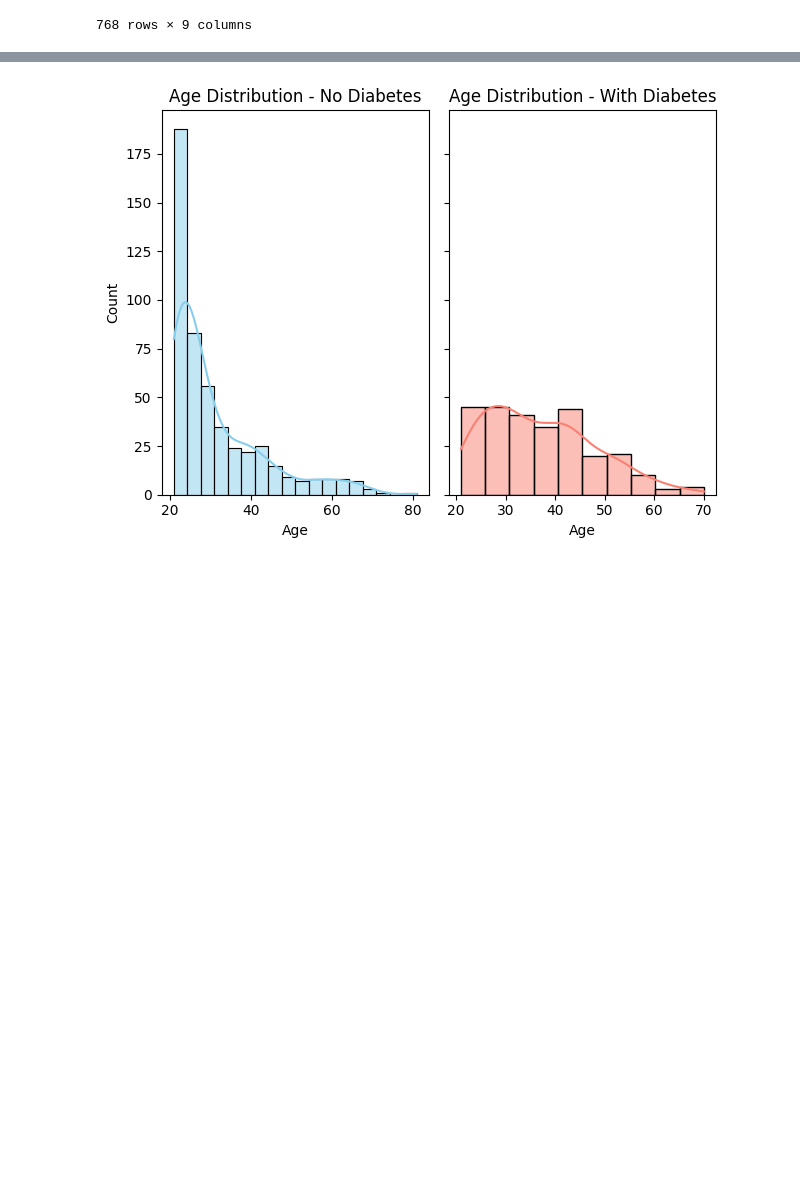
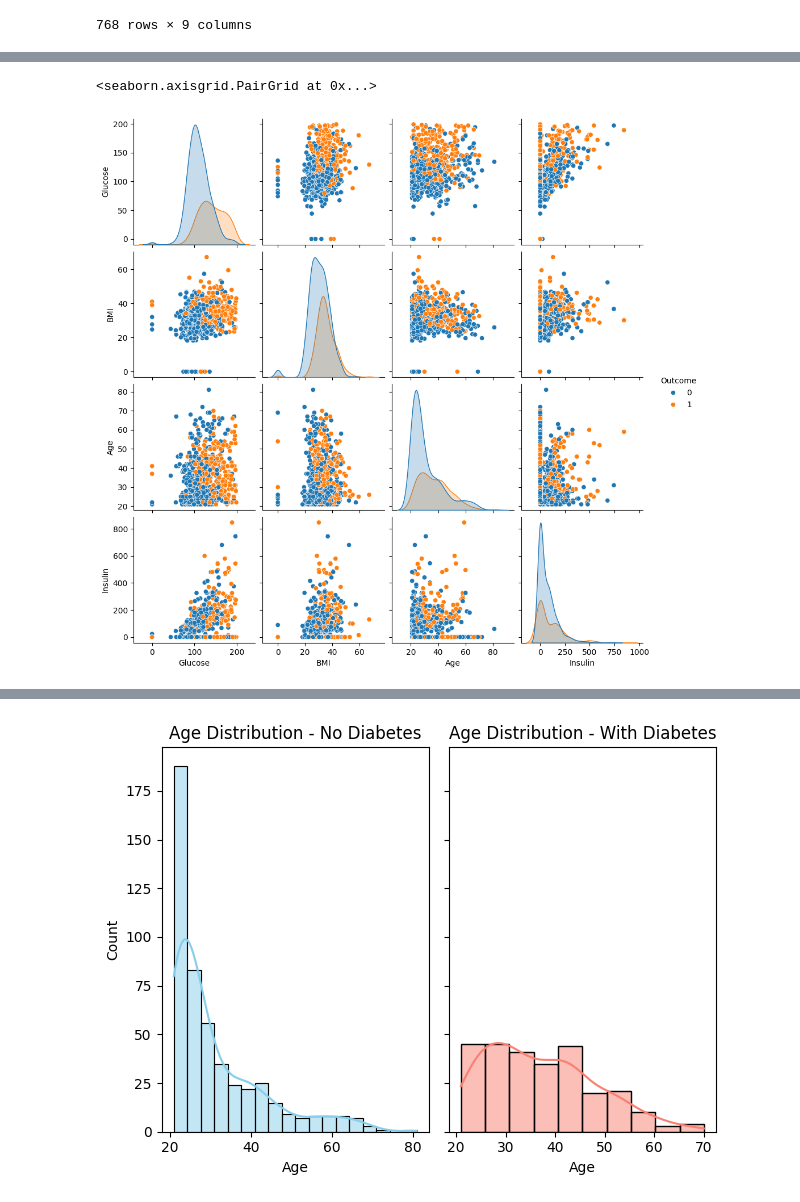
Before and after one commit to emmacionca/FinalProjectBiomedicalInformatics, a Jupyter notebook: I320M_FinalProject_PartialAnalysis.ipynb, the cells around one changed output, grey strips where cells are left out. Saved outputs shown, nothing was run; the diff lists cells and outputs as text; code cells hidden in the pictures; blank space fills up the shorter version.

```diff
--- a/I320M_FinalProject_PartialAnalysis.ipynb
+++ b/I320M_FinalProject_PartialAnalysis.ipynb
@@ -29,0 +66,6 @@ diabetes_df
+# %%
+# Making a pairplot based on the variables of glucose, BMI, age, and insulin level
+sns.pairplot(diabetes_df, hue='Outcome', vars=['Glucose', 'BMI', 'Age', 'Insulin'])
+# %% [output]
+<seaborn.axisgrid.PairGrid at 0x...>
+[figure, added]
```
Also changed, not shown: parts of 9 cells of this notebook.
